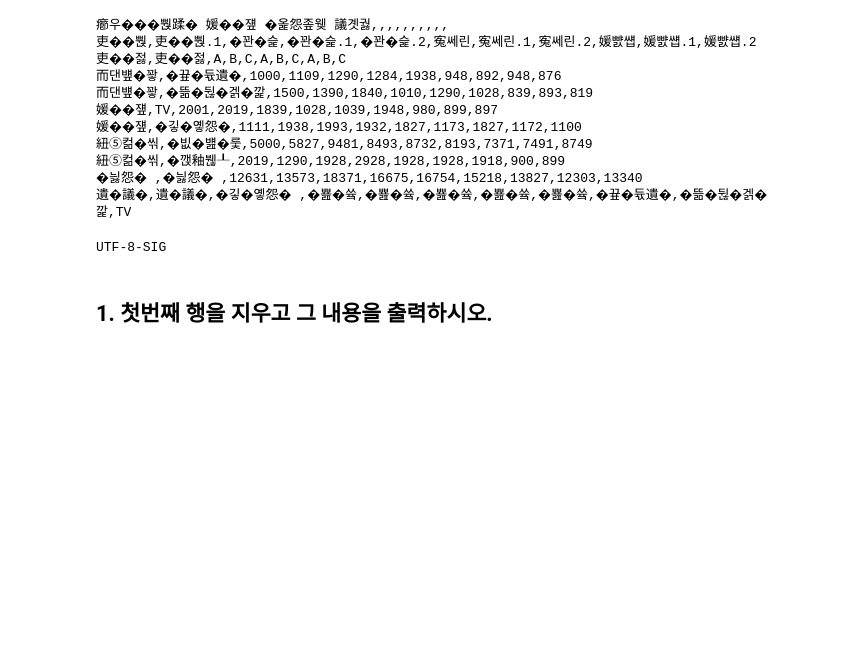
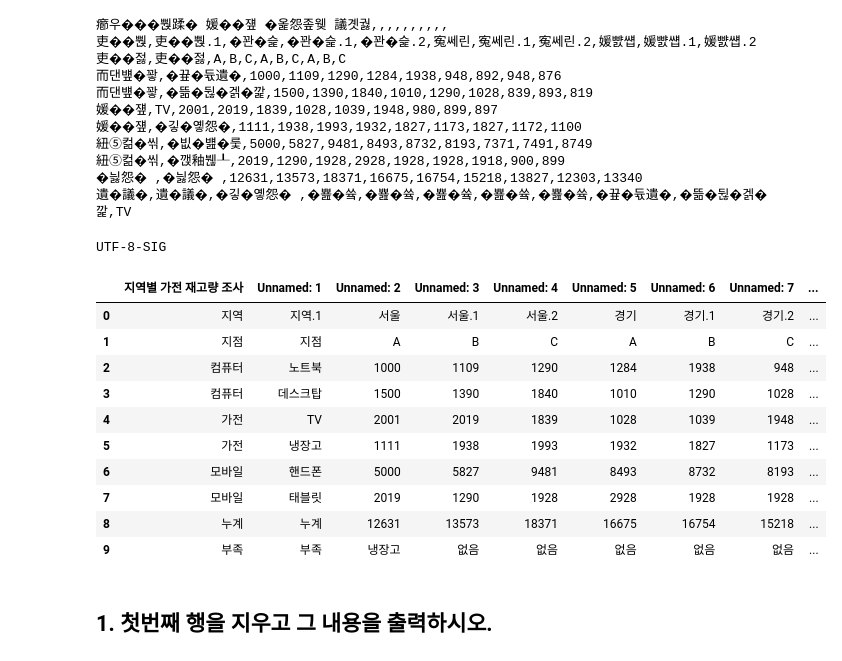
Before and after one commit to ParkSeungHuen/BigData, a Jupyter notebook: 6장/6장_실습문제(2).ipynb, the cells around one changed output. Saved outputs shown, nothing was run; the diff lists cells and outputs as text; code cells hidden in the pictures; blank space fills up the shorter version.

```diff
--- a/6장/6장_실습문제(2).ipynb
+++ b/6장/6장_실습문제(2).ipynb
@@ -40,2 +25,17 @@ data.to_csv("6장결과_OUT.csv")
+# %%
+data = pd.read_csv('6장실습.csv', encoding='UTF-8-SIG')
+data
+# %% [output]
+|  | 지역별 가전 재고량 조사 | Unnamed: 1 | Unnamed: 2 | Unnamed: 3 | Unnamed: 4 | Unnamed: 5 | Unnamed: 6 | Unnamed: 7 | ... |
+| 0 | 지역 | 지역.1 | 서울 | 서울.1 | 서울.2 | 경기 | 경기.1 | 경기.2 | ... |
+| 1 | 지점 | 지점 | A | B | C | A | B | C | ... |
+| 2 | 컴퓨터 | 노트북 | 1000 | 1109 | 1290 | 1284 | 1938 | 948 | ... |
+| 3 | 컴퓨터 | 데스크탑 | 1500 | 1390 | 1840 | 1010 | 1290 | 1028 | ... |
+| 4 | 가전 | TV | 2001 | 2019 | 1839 | 1028 | 1039 | 1948 | ... |
+| 5 | 가전 | 냉장고 | 1111 | 1938 | 1993 | 1932 | 1827 | 1173 | ... |
+| 6 | 모바일 | 핸드폰 | 5000 | 5827 | 9481 | 8493 | 8732 | 8193 | ... |
+| 7 | 모바일 | 태블릿 | 2019 | 1290 | 1928 | 2928 | 1928 | 1928 | ... |
+| 8 | 누계 | 누계 | 12631 | 13573 | 18371 | 16675 | 16754 | 15218 | ... |
+| 9 | 부족 | 부족 | 냉장고 | 없음 | 없음 | 없음 | 없음 | 없음 | ... |
 # %% [markdown]
 ## 1. 첫번째 행을 지우고 그 내용을 출력하시오.
```
Also changed, not shown: parts of 5 cells of this notebook, 14 other files.
